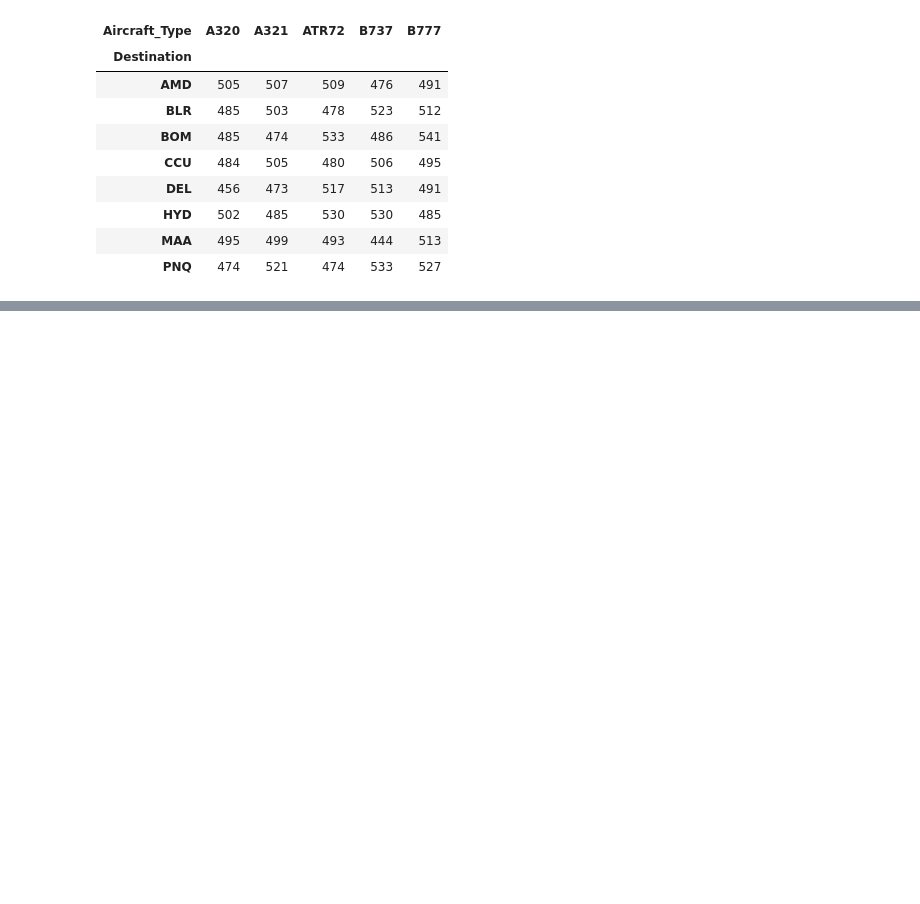
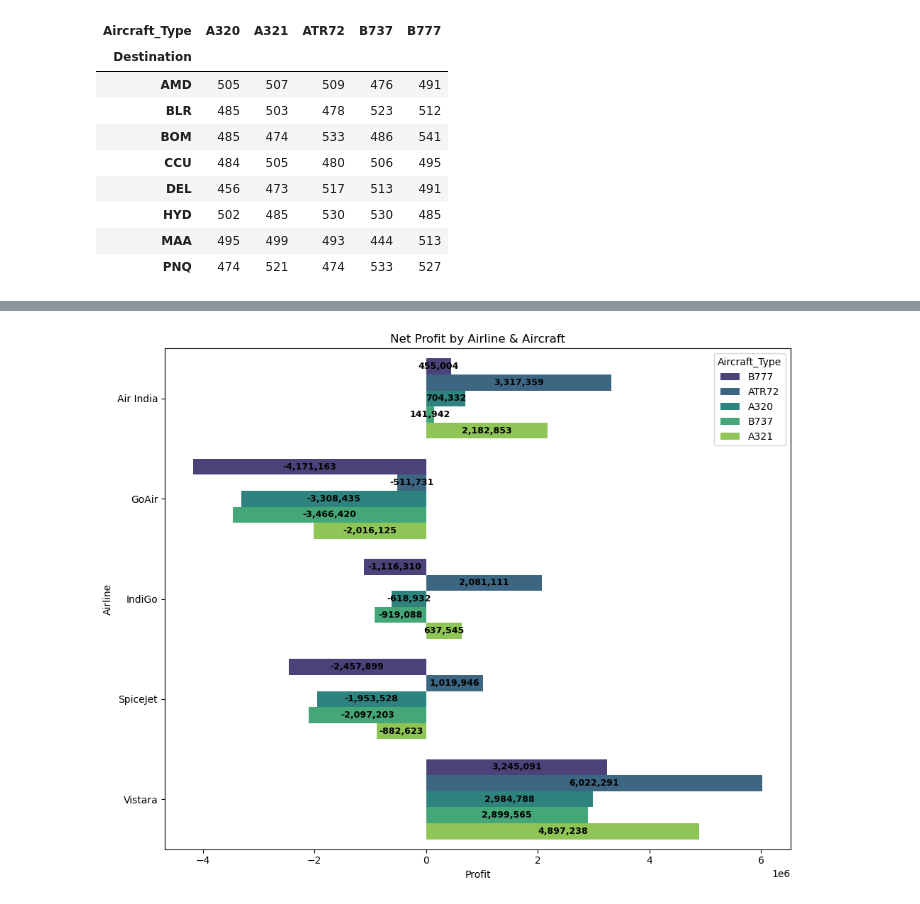
Before and after one commit to Pratham-2512/Analysis_On_Airline_Dataset, a Jupyter notebook: AIR_visual.ipynb, the cells around one changed output, grey strips where cells are left out. Saved outputs shown, nothing was run; the diff lists cells and outputs as text; code cells hidden in the pictures; blank space fills up the shorter version.

```diff
--- a/AIR_visual.ipynb
+++ b/AIR_visual.ipynb
@@ -1175,0 +1368,36 @@ piv
+# %%
+records = []
+for airline, ac_dict in at_profit.items():
+    for ac_type, profit in ac_dict.items():
+        records.append({
+            'Airline': airline,
+            'Aircraft_Type': ac_type,
+            'Profit': profit
+        })
+
+dfpft = pd.DataFrame(records)
+
+plt.figure(figsize=(10,8))
+
+bars=sns.barplot(data=dfpft,y='Airline',x='Profit',hue='Aircraft_Type', palette='viridis')
+
+for bar in bars.patches:
+  width=bar.get_width()
+  if width==0:
+    continue
+  plt.text(
+    width/2,
+    bar.get_y() + bar.get_height() /2,
+    f'{width:,.0f}',
+    ha='center' , va='center',
+    color="black",fontsize=9,fontweight="bold"
+    )
+
+plt.title("Net Profit by Airline & Aircraft")
+plt.xlabel("Profit")
+plt.ylabel("Airline")
+plt.legend(title="Aircraft_Type")
+plt.tight_layout()
+plt.show()
+# %% [output]
+[figure, added]
```
Also changed, not shown: parts of 16 cells of this notebook.
